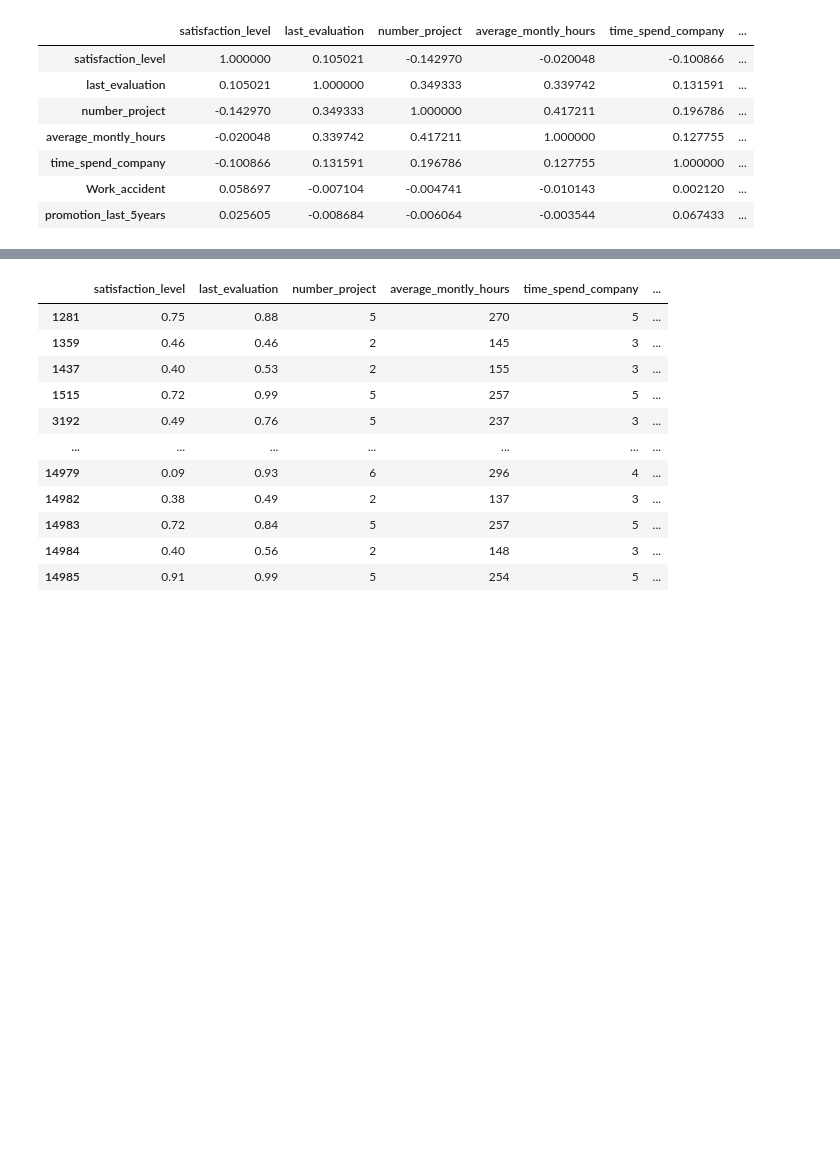
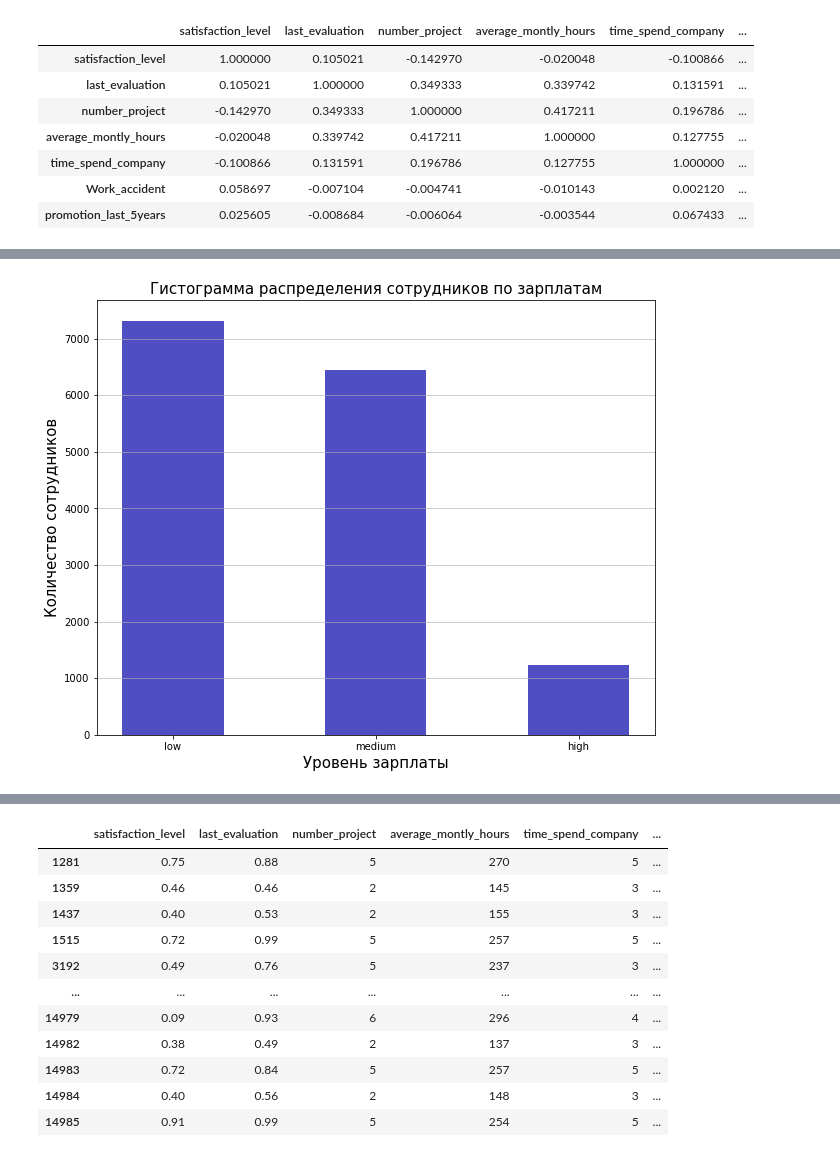
Before and after one commit to artemkiselev77/homework, a Jupyter notebook: finaltest_DZ.ipynb, the cells around one changed output, grey strips where cells are left out. Drawn from its saved outputs; the diff is of its cells as text; code cells hidden in the pictures; blank space fills up the shorter version.

```diff
--- a/finaltest_DZ.ipynb
+++ b/finaltest_DZ.ipynb
@@ -84,0 +74,11 @@ company.groupby('sales').count()
+# %%
+salary_ = company.groupby('salary').count().sales.sort_values(ascending = False)
+plt.figure(figsize=[10,8])
+plt.bar(salary_.keys(), salary_.values, width = 0.5, color='#0504aa',alpha=0.7)
+plt.grid(axis='y', alpha=0.75)
+plt.xlabel('Уровень зарплаты',fontsize=15)
+plt.ylabel('Количество сотрудников',fontsize=15)
+plt.title('Гистограмма распределения сотрудников по зарплатам',fontsize=15)
+plt.show()
+# %% [output]
+[figure, added]
```
Also changed, not shown: parts of 16 cells of this notebook.
